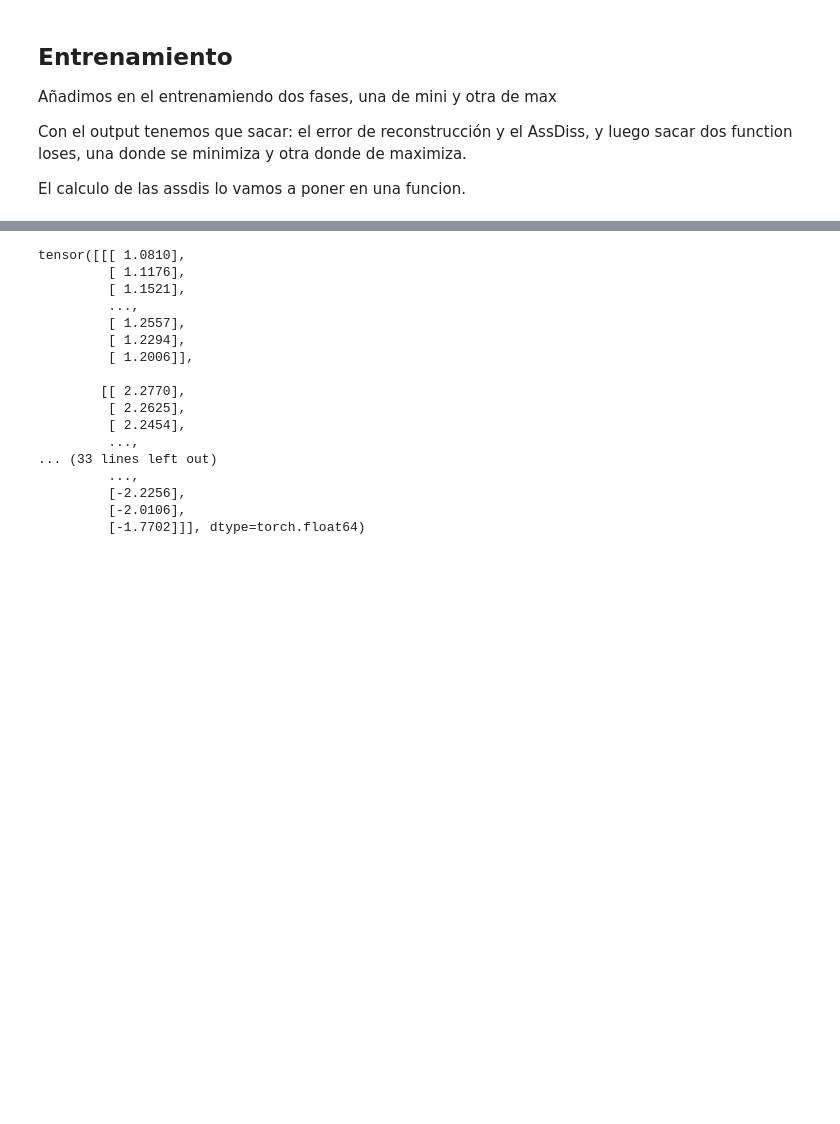
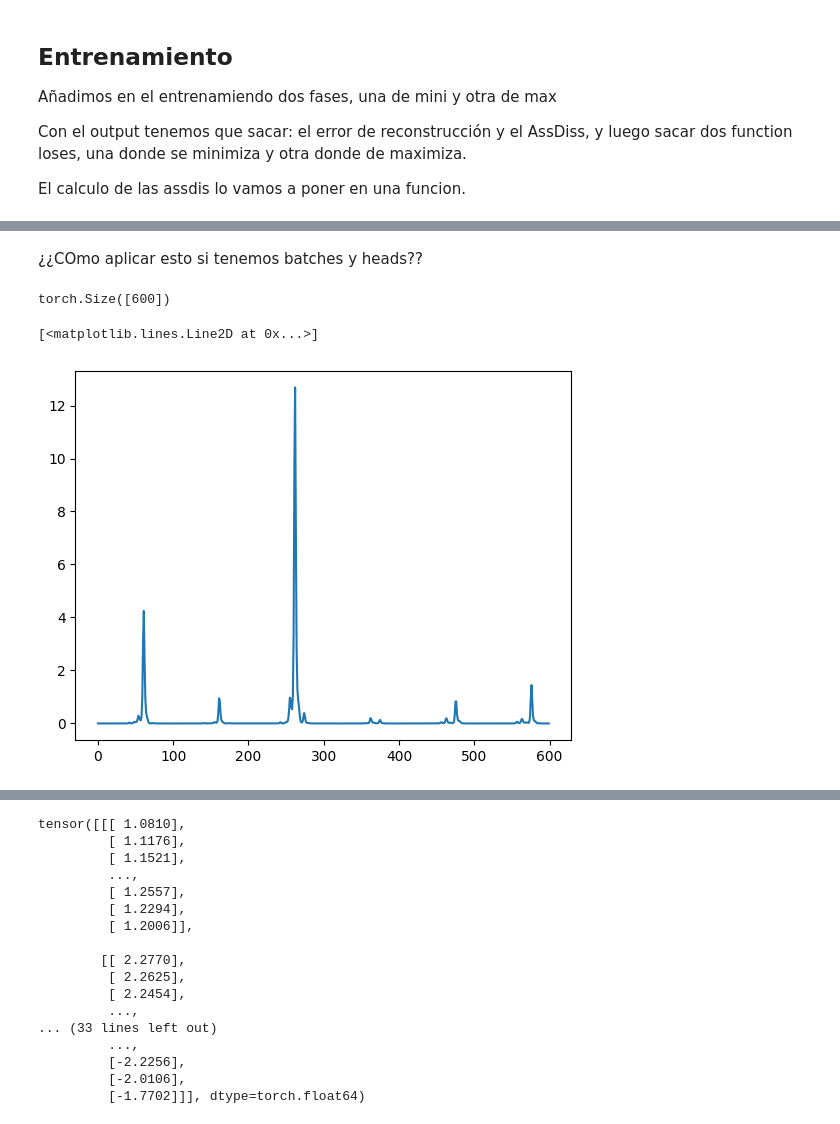
Before and after one commit to ArturoSirvent/TFM, a Jupyter notebook: 1.1-Break_pruebasTranformer/notebooks/2-Train_withMiniMax.ipynb, the cells around one changed output, grey strips where cells are left out. Saved outputs shown, nothing was run; the diff lists cells and outputs as text; code cells hidden in the pictures; blank space fills up the shorter version.

```diff
--- a/1.1-Break_pruebasTranformer/notebooks/2-Train_withMiniMax.ipynb
+++ b/1.1-Break_pruebasTranformer/notebooks/2-Train_withMiniMax.ipynb
@@ -139,0 +181,10 @@ def max_loss(output,P_layers,S_layers,x,lambda_):
+# %% [markdown]
+¿¿COmo aplicar esto si tenemos batches y heads??
+# %%
+assdis=layer_association_discrepancy(prior[0][0,0],series[0][0,0])
+print(assdis.shape)
+plt.plot(assdis.detach().cpu().numpy())
+# %% [output]
+torch.Size([600])
+[<matplotlib.lines.Line2D at 0x...>]
+[figure, added]
```
Also changed, not shown: parts of 7 cells of this notebook.
